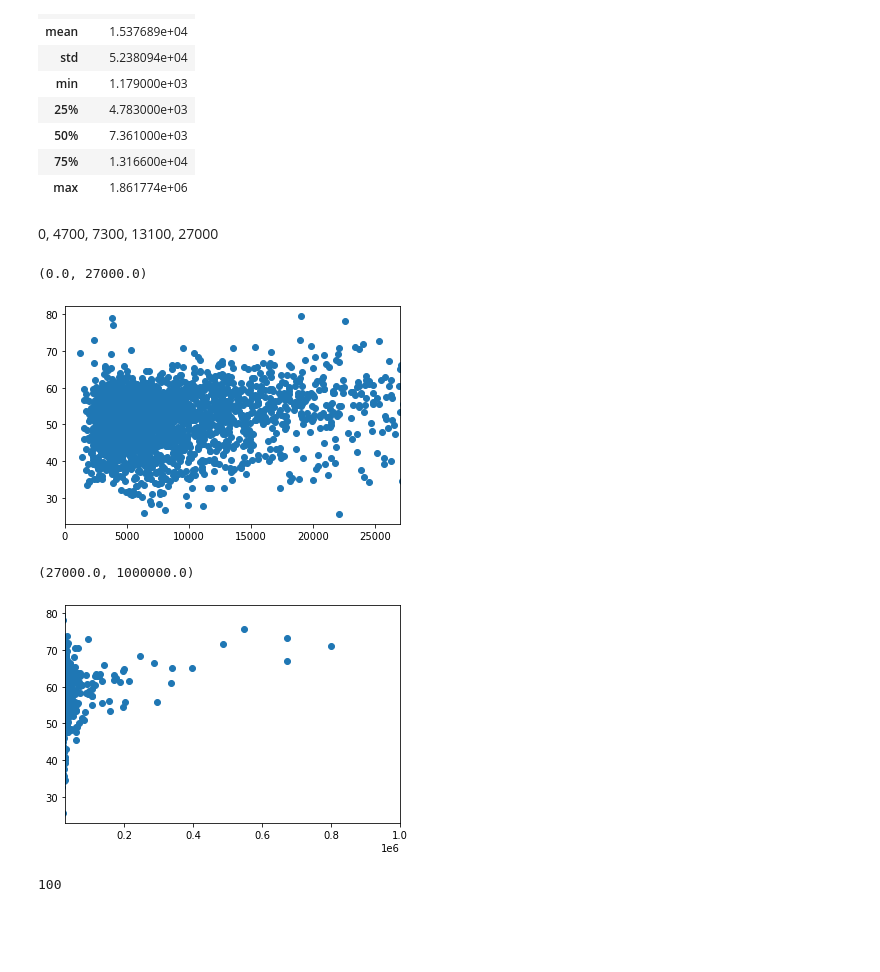
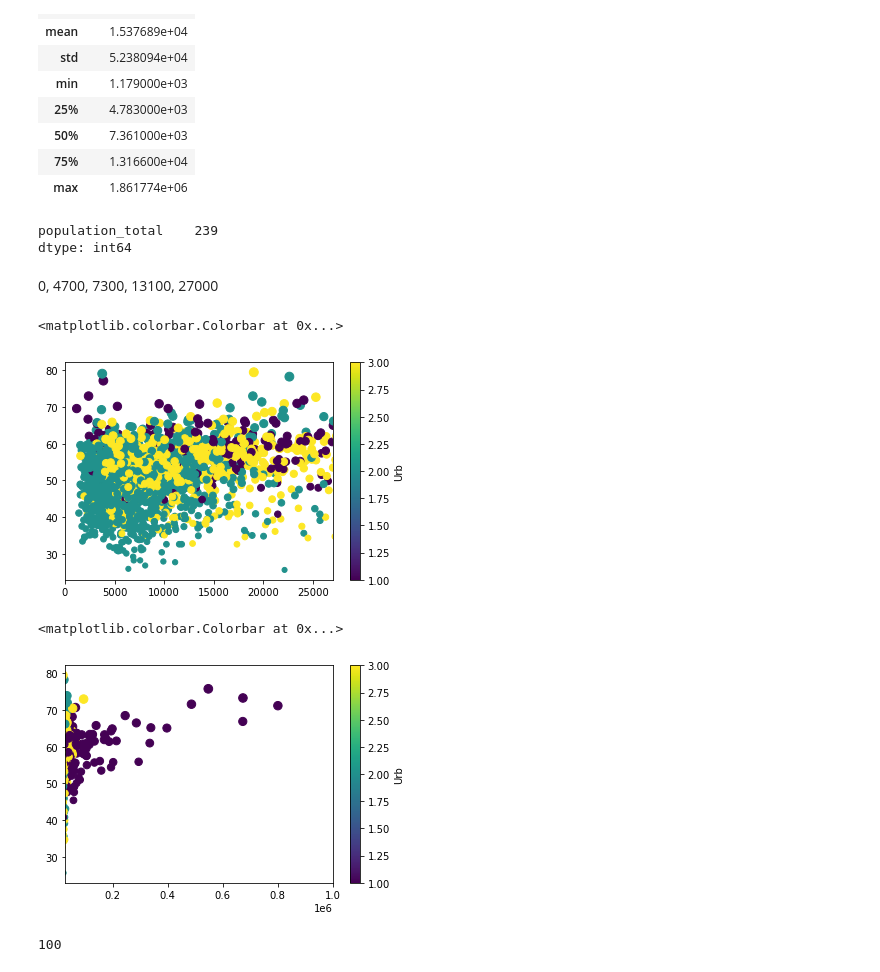
Before and after one commit to bahadurvikram/EC2024, a Jupyter notebook: Untitled-1.ipynb, the cells around one changed output. Cells and saved outputs as stored; diff of their text form; code cells hidden in the pictures; blank space fills up the shorter version.

```diff
--- a/Untitled-1.ipynb
+++ b/Untitled-1.ipynb
@@ -38,0 +50,2 @@ covid_df.head(5)
+# %%
+covid_df['Urb'] = covid_df['municipality_code']%10
@@ -69,23 +96,32 @@ def count_outliers(data):
 
     return num_outliers
 # %%
-count_outliers()
+count_outliers(covid_df[['population_total']])
+# %% [output]
+population_total    239
+dtype: int64
 # %% [markdown]
 0, 4700, 7300, 13100, 27000
 # %%
-plt.scatter(covid_df[['population_total']], covid_df[['percent_vaccinated']])
+plt.scatter(covid_df[['population_total']], covid_df[['percent_vaccinated']], covid_df[['percent_vaccinated']], c=covid_df['Urb'], cmap='viridis')
 
 plt.xlim(0, 27000)
+
+plt.colorbar(label='Urb')
 # %% [output]
-(0.0, 27000.0)
+<matplotlib.colorbar.Colorbar at 0x...>
-[figure, old version]
+[figure, new version]
 # %%
-plt.scatter(covid_df[['population_total']], covid_df[['percent_vaccinated']])
+plt.scatter(covid_df[['population_total']], covid_df[['percent_vaccinated']], covid_df[['percent_vaccinated']], c=covid_df['Urb'], cmap='viridis')
+
 
 plt.xlim(27000, 1000000)
+
+
+plt.colorbar(label='Urb')
 # %% [output]
-(27000.0, 1000000.0)
+<matplotlib.colorbar.Colorbar at 0x...>
-[figure, old version]
+[figure, new version]
 # %%
 cl = covid_df.columns.tolist()
 # %%
```
Also changed, not shown: parts of 5 cells of this notebook.
